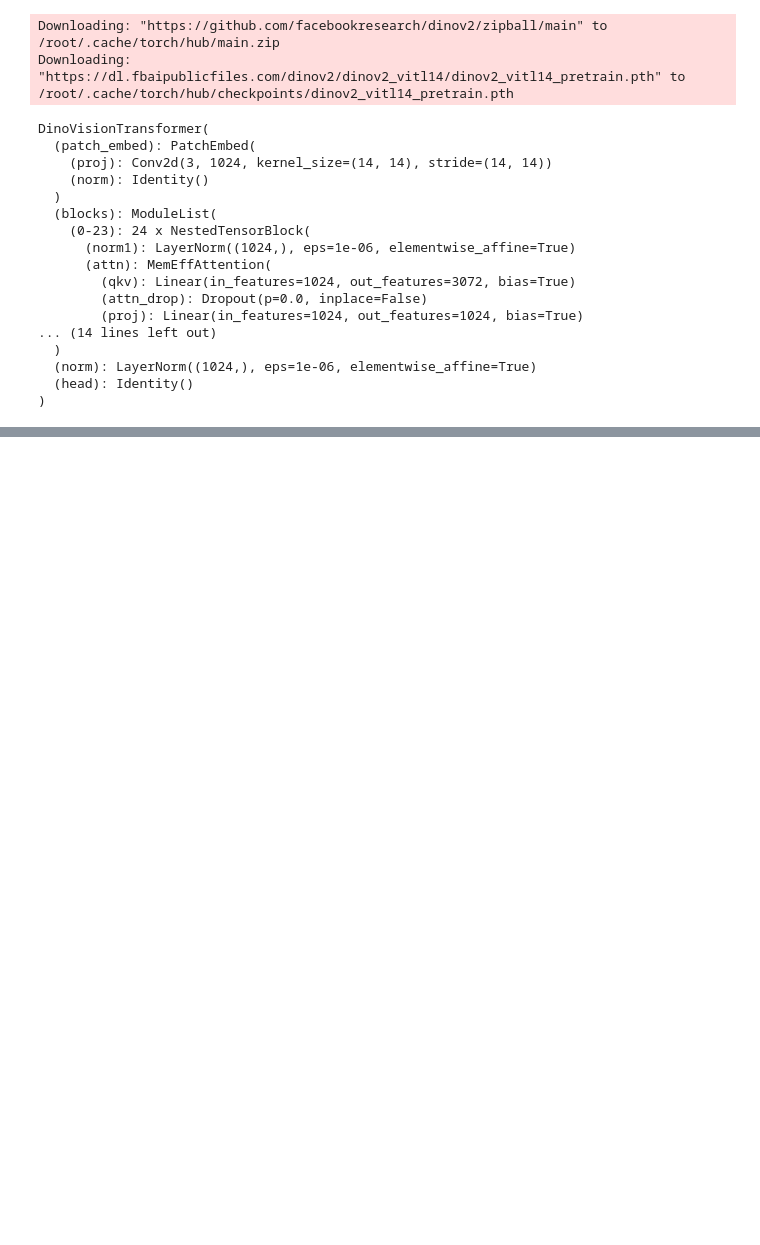
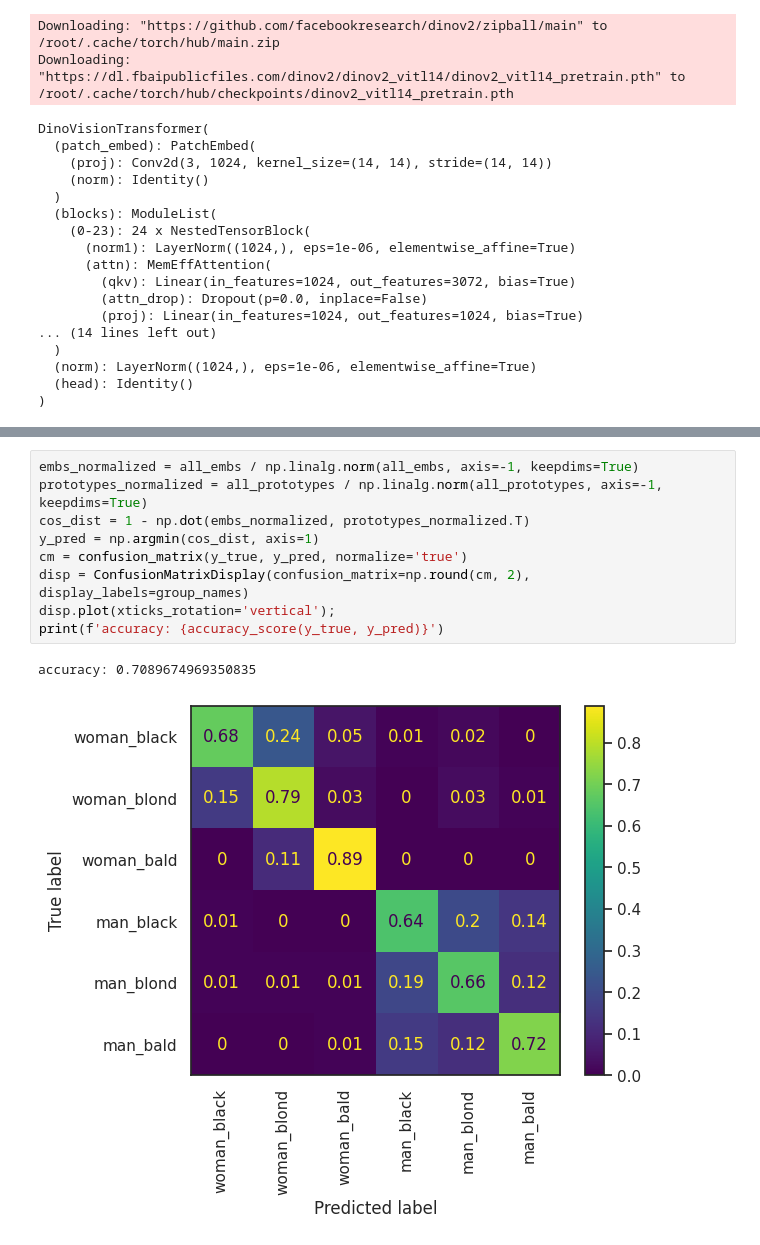
Before and after one commit to HoseinHasani/OoD_Spurious_Robustness, a Jupyter notebook: celeba.ipynb, the cells around one changed output, grey strips where cells are left out. Drawn from its saved outputs; the diff is of its cells as text; blank space fills up the shorter version.

```diff
--- a/celeba.ipynb
+++ b/celeba.ipynb
@@ -204,0 +217,12 @@ utils.plot_adj_mat(cross_entropy_loss, 'Cross-Entropy Matrix', result_path)
+# %%
+embs_normalized = all_embs / np.linalg.norm(all_embs, axis=-1, keepdims=True)
+prototypes_normalized = all_prototypes / np.linalg.norm(all_prototypes, axis=-1, keepdims=True)
+cos_dist = 1 - np.dot(embs_normalized, prototypes_normalized.T)
+y_pred = np.argmin(cos_dist, axis=1)
+cm = confusion_matrix(y_true, y_pred, normalize='true')
+disp = ConfusionMatrixDisplay(confusion_matrix=np.round(cm, 2), display_labels=group_names)
+disp.plot(xticks_rotation='vertical');
+print(f'accuracy: {accuracy_score(y_true, y_pred)}')
+# %% [output]
+accuracy: 0.7089674969350835
+[figure, added]
```
Also changed, not shown: parts of 12 cells of this notebook.
